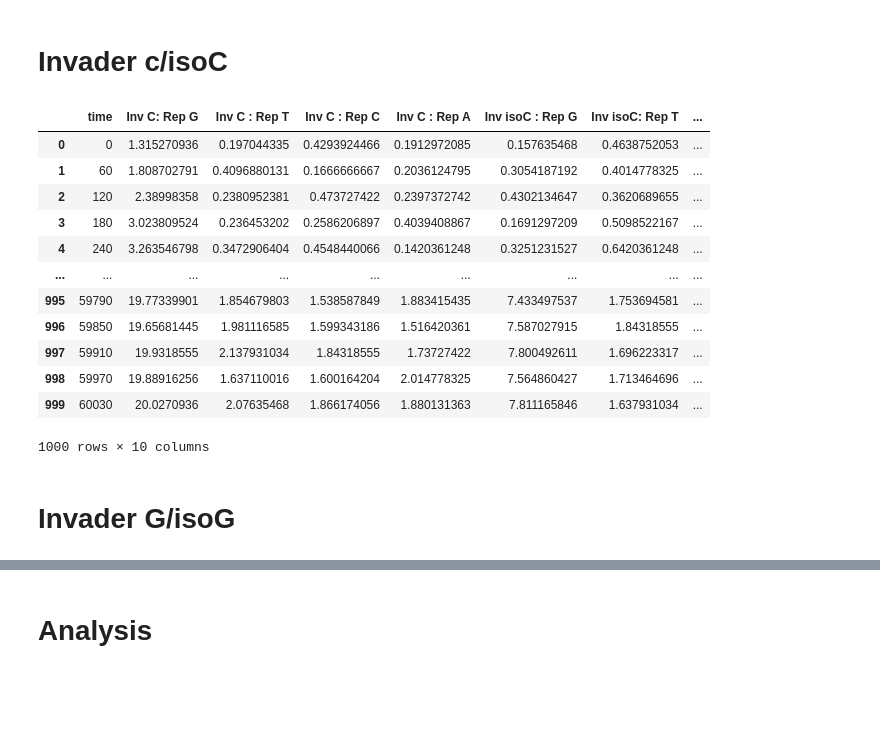
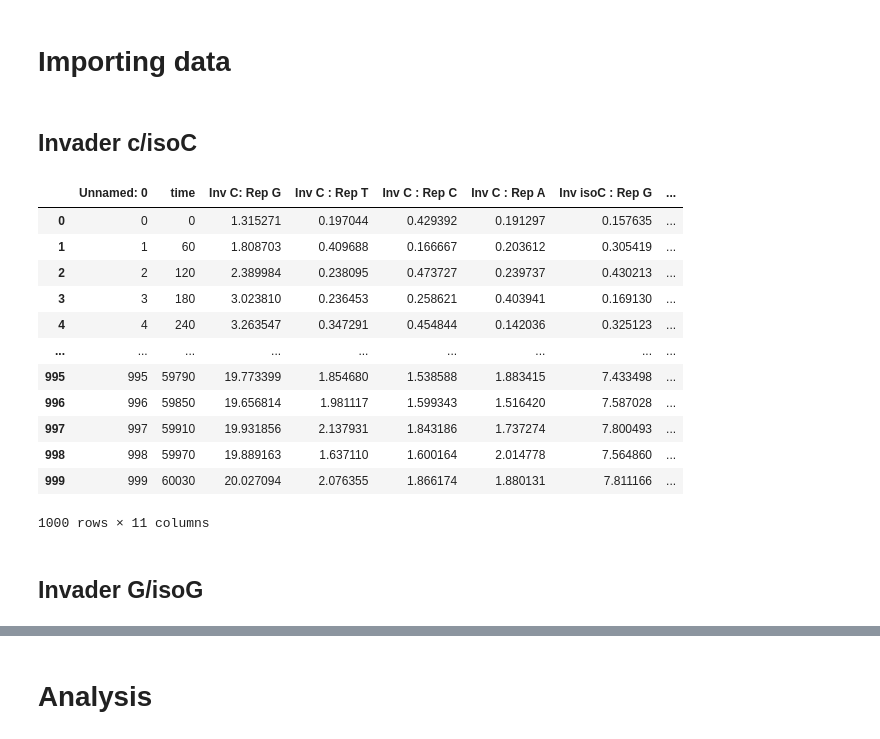
Before and after one commit to thachuk-lab/NN-DSD-Results-Analysis, a Jupyter notebook: NonNaturalMismacthes.ipynb, the cells around one changed output, grey strips where cells are left out. Drawn from its saved outputs; the diff is of its cells as text; code cells hidden in the pictures; blank space fills up the shorter version.

```diff
--- a/NonNaturalMismacthes.ipynb
+++ b/NonNaturalMismacthes.ipynb
@@ -453,21 +414,23 @@ Successfully installed nupack-4.0.1.8
+# %% [markdown]
+# Importing data
 # %% [markdown]
-# Invader c/isoC
+## Invader c/isoC
-# %%
-data = getRange('1oxX1585l7m0wrzzYe-woN9t-vHniYJ3_4iKrvjmn1XQ', 'A1:J1001')
-data
-# %% [output]
-|  | time | Inv C: Rep G | Inv C : Rep T | Inv C : Rep C | Inv C : Rep A | Inv isoC : Rep G | Inv isoC: Rep T | ... |
-| 0 | 0 | 1.315270936 | 0.197044335 | 0.4293924466 | 0.1912972085 | 0.157635468 | 0.4638752053 | ... |
-| 1 | 60 | 1.808702791 | 0.4096880131 | 0.1666666667 | 0.2036124795 | 0.3054187192 | 0.4014778325 | ... |
-| 2 | 120 | 2.38998358 | 0.2380952381 | 0.473727422 | 0.2397372742 | 0.4302134647 | 0.3620689655 | ... |
-| 3 | 180 | 3.023809524 | 0.236453202 | 0.2586206897 | 0.4039408867 | 0.1691297209 | 0.5098522167 | ... |
-| 4 | 240 | 3.263546798 | 0.3472906404 | 0.4548440066 | 0.1420361248 | 0.3251231527 | 0.6420361248 | ... |
-| ... | ... | ... | ... | ... | ... | ... | ... | ... |
-| 995 | 59790 | 19.77339901 | 1.854679803 | 1.538587849 | 1.883415435 | 7.433497537 | 1.753694581 | ... |
-| 996 | 59850 | 19.65681445 | 1.981116585 | 1.599343186 | 1.516420361 | 7.587027915 | 1.84318555 | ... |
-| 997 | 59910 | 19.9318555 | 2.137931034 | 1.84318555 | 1.73727422 | 7.800492611 | 1.696223317 | ... |
-| 998 | 59970 | 19.88916256 | 1.637110016 | 1.600164204 | 2.014778325 | 7.564860427 | 1.713464696 | ... |
-| 999 | 60030 | 20.0270936 | 2.07635468 | 1.866174056 | 1.880131363 | 7.811165846 | 1.637931034 | ... |
-1000 rows × 10 columns
+# %%
+data = pd.read_csv("TUM_NN_Mismatches_RepIsoG.csv")
+data
+# %% [output]
+|  | Unnamed: 0 | time | Inv C: Rep G | Inv C : Rep T | Inv C : Rep C | Inv C : Rep A | Inv isoC : Rep G | ... |
+| 0 | 0 | 0 | 1.315271 | 0.197044 | 0.429392 | 0.191297 | 0.157635 | ... |
+| 1 | 1 | 60 | 1.808703 | 0.409688 | 0.166667 | 0.203612 | 0.305419 | ... |
+| 2 | 2 | 120 | 2.389984 | 0.238095 | 0.473727 | 0.239737 | 0.430213 | ... |
+| 3 | 3 | 180 | 3.023810 | 0.236453 | 0.258621 | 0.403941 | 0.169130 | ... |
+| 4 | 4 | 240 | 3.263547 | 0.347291 | 0.454844 | 0.142036 | 0.325123 | ... |
+| ... | ... | ... | ... | ... | ... | ... | ... | ... |
+| 995 | 995 | 59790 | 19.773399 | 1.854680 | 1.538588 | 1.883415 | 7.433498 | ... |
+| 996 | 996 | 59850 | 19.656814 | 1.981117 | 1.599343 | 1.516420 | 7.587028 | ... |
+| 997 | 997 | 59910 | 19.931856 | 2.137931 | 1.843186 | 1.737274 | 7.800493 | ... |
+| 998 | 998 | 59970 | 19.889163 | 1.637110 | 1.600164 | 2.014778 | 7.564860 | ... |
+| 999 | 999 | 60030 | 20.027094 | 2.076355 | 1.866174 | 1.880131 | 7.811166 | ... |
+1000 rows × 11 columns
 # %% [markdown]
-# Invader G/isoG
+## Invader G/isoG
```
Also changed, not shown: parts of 11 cells of this notebook, 3 other files.
